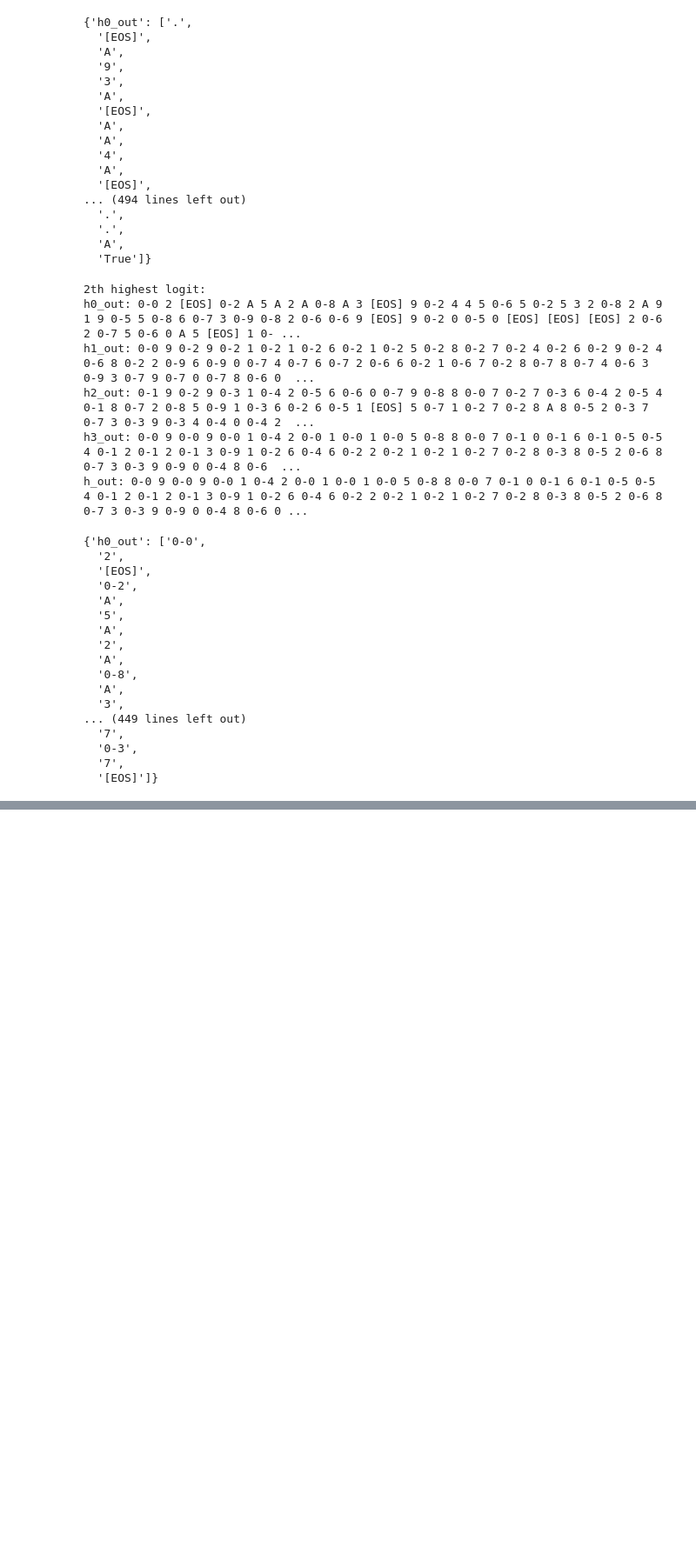
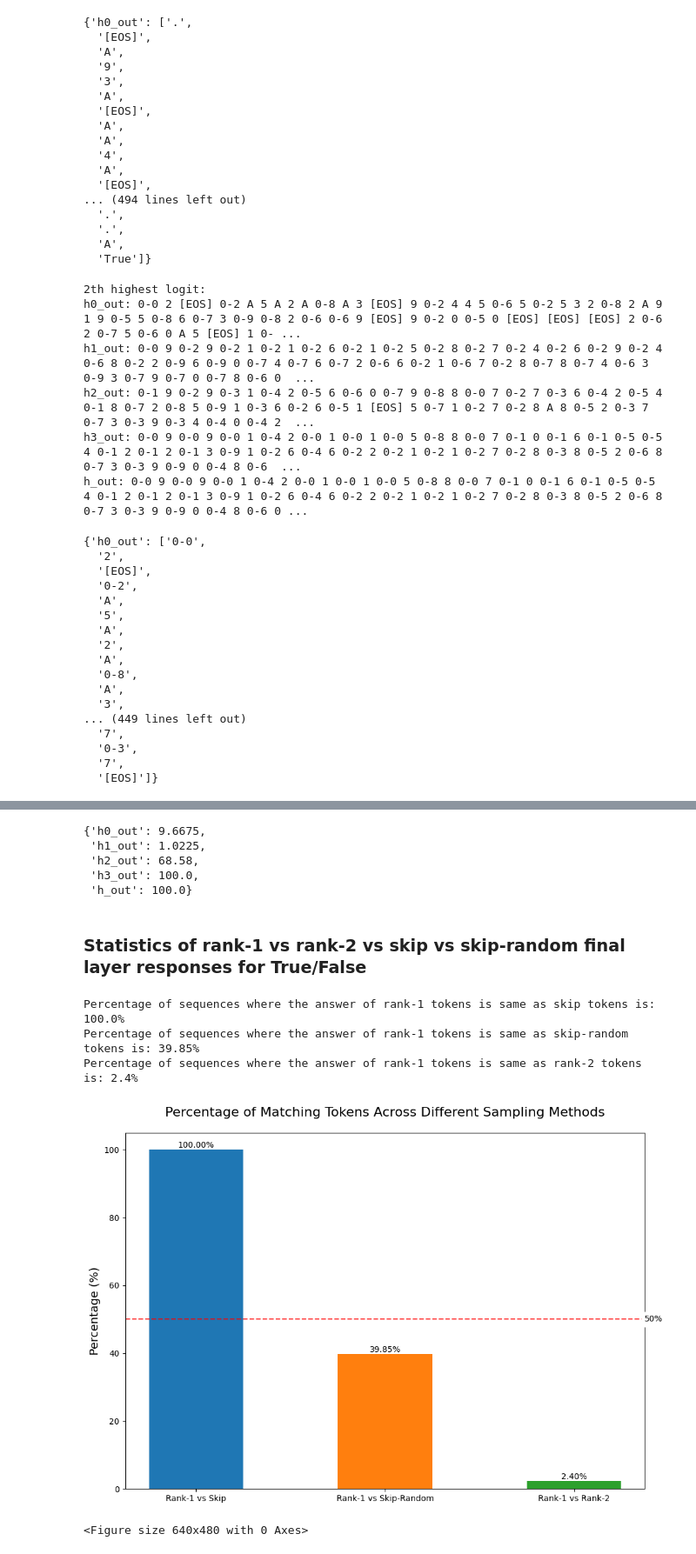
Before and after one commit to rokosbasilisk/filler_tokens, a Jupyter notebook: logit-lens.ipynb, the cells around one changed output, grey strips where cells are left out. Shown at 87% size. Saved outputs shown, nothing was run; the diff lists cells and outputs as text; code cells hidden in the pictures; blank space fills up the shorter version.

Commit message:
fix notebook plots

```diff
--- a/logit-lens.ipynb
+++ b/logit-lens.ipynb
@@ -397,0 +437,10 @@ with open('results_list.pkl', 'wb') as f:
+# %%
+hidden_layer_pct
+# %% [output]
+{'h0_out': 9.6675,
+ 'h1_out': 1.0225,
+ 'h2_out': 68.58,
+ 'h3_out': 100.0,
+ 'h_out': 100.0}
+# %% [markdown]
+### Statistics of rank-1 vs rank-2 vs skip vs skip-random final layer responses for True/False
@@ -397,0 +451,54 @@ with open('results_list.pkl', 'wb') as f:
+# %%
+rank1_skip_match_pct = sum([(results_list[idx]['h_out'].split(" ")[-1] == results_list[idx]['h_out_skip'].split(" ")[-1]) for idx in range(len(results_list))])*100/len(results_list)
+print(f"Percentage of sequences where the answer of rank-1 tokens is same as skip tokens is: {rank1_skip_match_pct}%")
+
+rank1_h_out_rank2_match_pct = sum([(results_list[idx]['h_out'].split(" ")[-1] == results_list[idx]['h_out_skip_rnd'].split(" ")[-1]) for idx in range(len(results_list))])*100/len(results_list)
+print(f"Percentage of sequences where the answer of rank-1 tokens is same as skip-random tokens is: {rank1_h_out_rank2_match_pct}%")
+
+rank1_rank2_match_pct = sum([(results_list[idx]['h_out'].split(" ")[-1] == results_list[idx]['h_out_rank2'].split(" ")[-1]) for idx in range(len(results_list))])*100/len(results_list)
+print(f"Percentage of sequences where the answer of rank-1 tokens is same as rank-2 tokens is: {rank1_rank2_match_pct}%")
+# %% [output]
+Percentage of sequences where the answer of rank-1 tokens is same as skip tokens is: 100.0%
+Percentage of sequences where the answer of rank-1 tokens is same as skip-random tokens is: 39.85%
+Percentage of sequences where the answer of rank-1 tokens is same as rank-2 tokens is: 2.4%
+# %%
+import matplotlib.pyplot as plt
+
+# Calculate percentages
+rank1_skip_match_pct = sum([(results_list[idx]['h_out'].split(" ")[-1] == results_list[idx]['h_out_skip'].split(" ")[-1]) for idx in range(len(results_list))])*100/len(results_list)
+rank1_h_out_rank2_match_pct = sum([(results_list[idx]['h_out'].split(" ")[-1] == results_list[idx]['h_out_skip_rnd'].split(" ")[-1]) for idx in range(len(results_list))])*100/len(results_list)
+rank1_rank2_match_pct = sum([(results_list[idx]['h_out'].split(" ")[-1] == results_list[idx]['h_out_rank2'].split(" ")[-1]) for idx in range(len(results_list))])*100/len(results_list)
+
+# Data for plotting
+categories = ['Rank-1 vs Skip', 'Rank-1 vs Skip-Random', 'Rank-1 vs Rank-2']
+percentages = [rank1_skip_match_pct, rank1_h_out_rank2_match_pct, rank1_rank2_match_pct]
+
+# Create bar plot with thinner bars and adjusted layout
+plt.figure(figsize=(10, 7))  # Increased figure height
+bar_width = 0.5
+bars = plt.bar(categories, percentages, width=bar_width, color=['#1f77b4', '#ff7f0e', '#2ca02c'])
+
+# Customize the plot
+plt.title('Percentage of Matching Tokens Across Different Sampling Methods', fontsize=16, pad=20)  # Added padding
+plt.ylabel('Percentage (%)', fontsize=14)
+plt.ylim(0, 105)  # Increased y-axis limit to create more space at the top
+
+# Add value labels on top of each bar
+for bar in bars:
+    height = bar.get_height()
+    plt.text(bar.get_x() + bar.get_width()/2., height,
+             f'{height:.2f}%',
+             ha='center', va='bottom')
+
+# Add a horizontal line at 50% for reference
+plt.axhline(y=50, color='r', linestyle='--', alpha=0.7)
+plt.text(plt.xlim()[1], 50, '50%', va='center', ha='left', backgroundcolor='w')
+
+# Adjust layout and display the plot
+plt.tight_layout()
+plt.show()
+
+plt.savefig('token_comparison_percentages.png', dpi=300, bbox_inches='tight')
+# %% [output]
+[figure, added]
+<Figure size 640x480 with 0 Axes>
```
Also changed, not shown: parts of 14 cells of this notebook, 3 other files.
